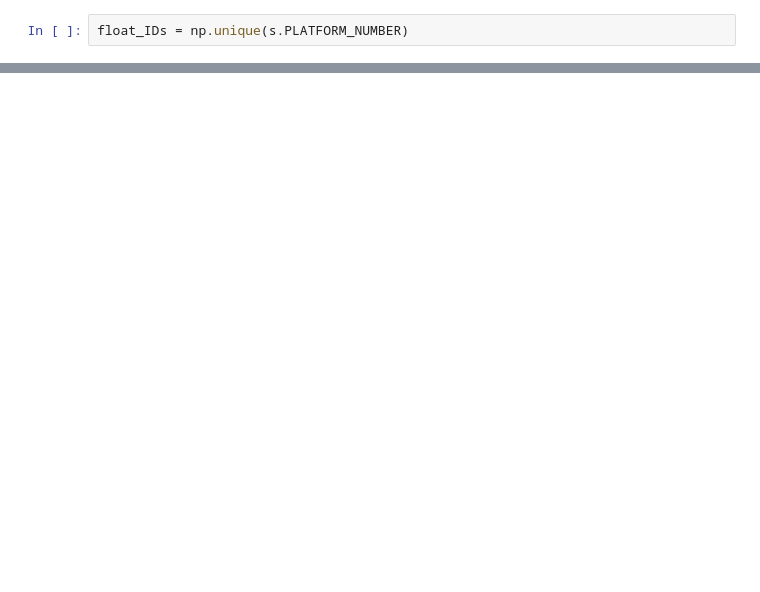
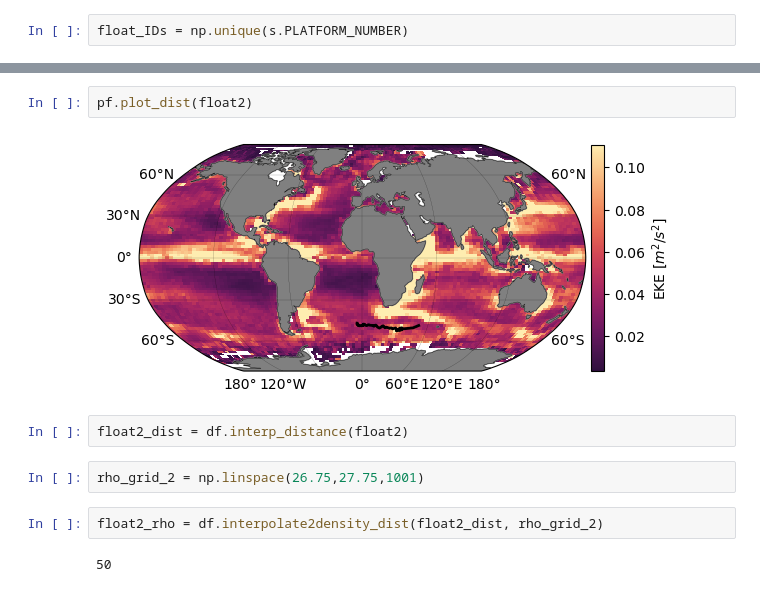
Before and after one commit to ocean-transport/argo-intern, a Jupyter notebook: argo_density_space.ipynb, the cells around one changed output, grey strips where cells are left out. Drawn from its saved outputs; the diff is of its cells as text; blank space fills up the shorter version.

```diff
--- a/argo_density_space.ipynb
+++ b/argo_density_space.ipynb
@@ -260,0 +245,12 @@ NameError: name 'gt' is not defined
+# %%
+pf.plot_dist(float2)
+# %% [output]
+[figure, added]
+# %%
+float2_dist = df.interp_distance(float2)
+# %%
+rho_grid_2 = np.linspace(26.75,27.75,1001)
+# %%
+float2_rho = df.interpolate2density_dist(float2_dist, rho_grid_2)
+# %% [output]
+50
```
Also changed, not shown: parts of 23 cells of this notebook.
